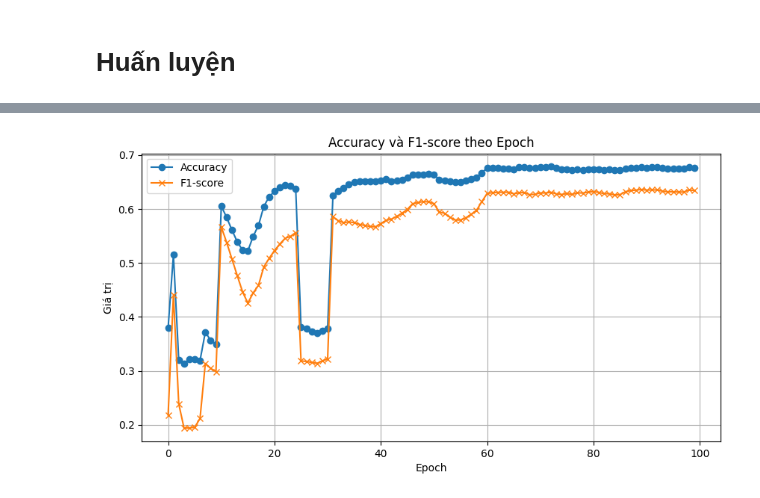
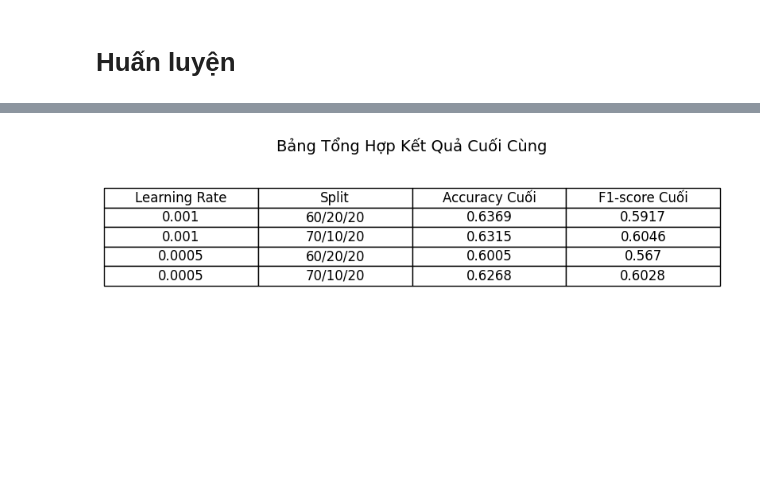
Before and after one commit to saramwon1103/traffic-accident-analysis, a Jupyter notebook: notebooks/training_GAT.ipynb, the cells around one changed output, grey strips where cells are left out. Drawn from its saved outputs; the diff is of its cells as text; code cells hidden in the pictures; blank space fills up the shorter version.

```diff
--- a/notebooks/training_GAT.ipynb
+++ b/notebooks/training_GAT.ipynb
@@ -420,12 +454,23 @@ Confusion Matrix:
-# %%
-plt.figure(figsize=(10, 5))
-plt.plot(epochs, accuracies, label='Accuracy', marker='o')
-plt.plot(epochs, f1_scores, label='F1-score', marker='x')
-plt.xlabel('Epoch')
-plt.ylabel('Giá trị')
-plt.title('Accuracy và F1-score theo Epoch')
-plt.legend()
-plt.grid(True)
-plt.show()
-# %% [output]
-[figure, removed]
+# %%
+import matplotlib.pyplot as plt
+
+# Vẽ bảng kết quả
+fig, ax = plt.subplots(figsize=(8, 2.5))
+ax.axis('off')  # Ẩn trục
+
+table = ax.table(
+    cellText=df.values,
+    colLabels=df.columns,
+    cellLoc='center',
+    loc='center'
+)
+
+table.auto_set_font_size(False)
+table.set_fontsize(12)
+table.scale(1.2, 1.5)
+
+plt.title("Bảng Tổng Hợp Kết Quả Cuối Cùng", fontsize=14, pad=10)
+plt.tight_layout()
+plt.show()
+# %% [output]
+[figure, added]
```
Also changed, not shown: parts of 10 cells of this notebook, 2 other files.
